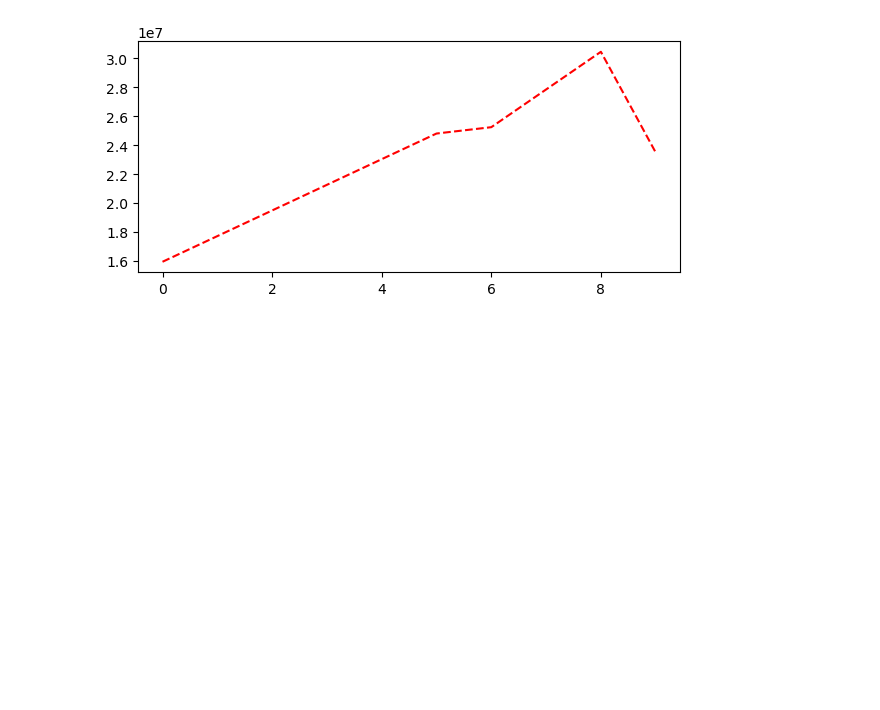
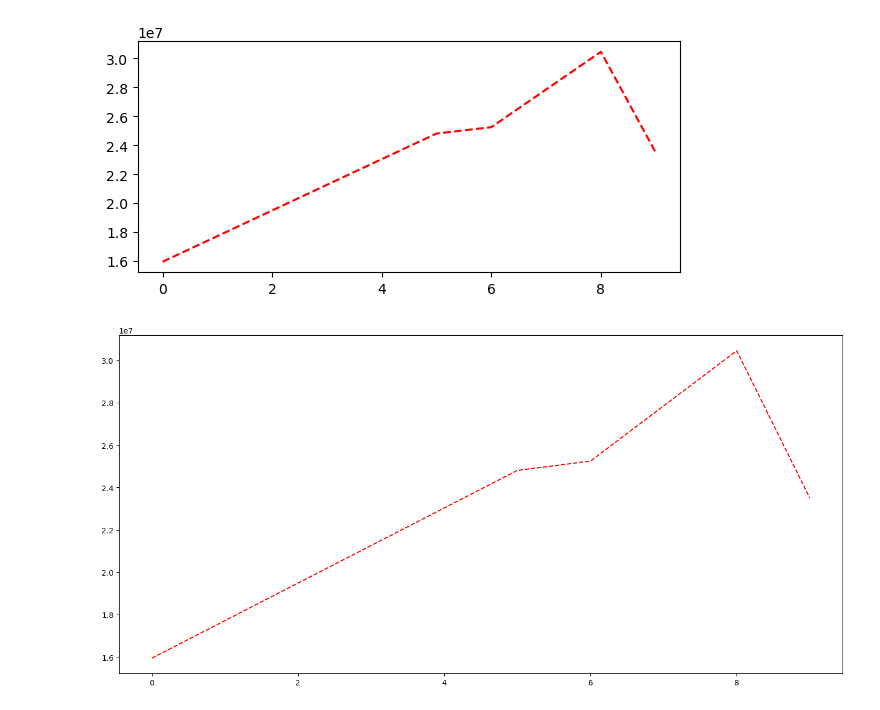
Before and after one commit to aasrith-dondapati/Python, a Jupyter notebook: Data Analyst.ipynb, the cells around one changed output. Drawn from its saved outputs; the diff is of its cells as text; code cells hidden in the pictures; blank space fills up the shorter version.

```diff
--- a/Data Analyst.ipynb
+++ b/Data Analyst.ipynb
@@ -375,3 +375,11 @@ plt.plot(Salary[0], c='r', ls='--')
 plt.show()
 # %% [output]
 [figure]
+# %%
+%matplotlib inline
+plt.rcParams['figure.figsize'] =17,8 # 7-width and 3-height
+# %%
+plt.plot(Salary[0], c='r', ls='--')
+plt.show()
+# %% [output]
+[figure, added]
```
Also changed, not shown: parts of 22 cells of this notebook.
